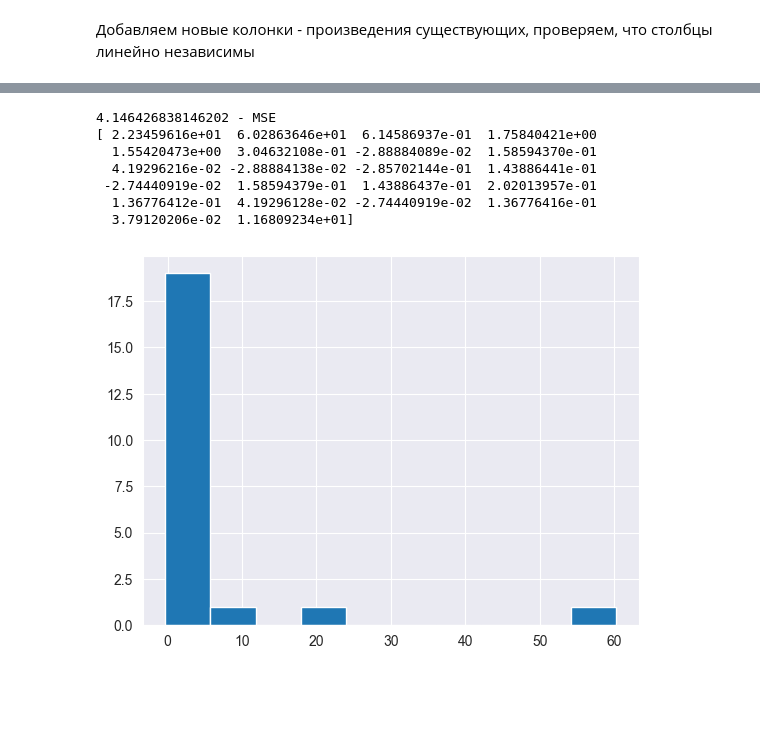
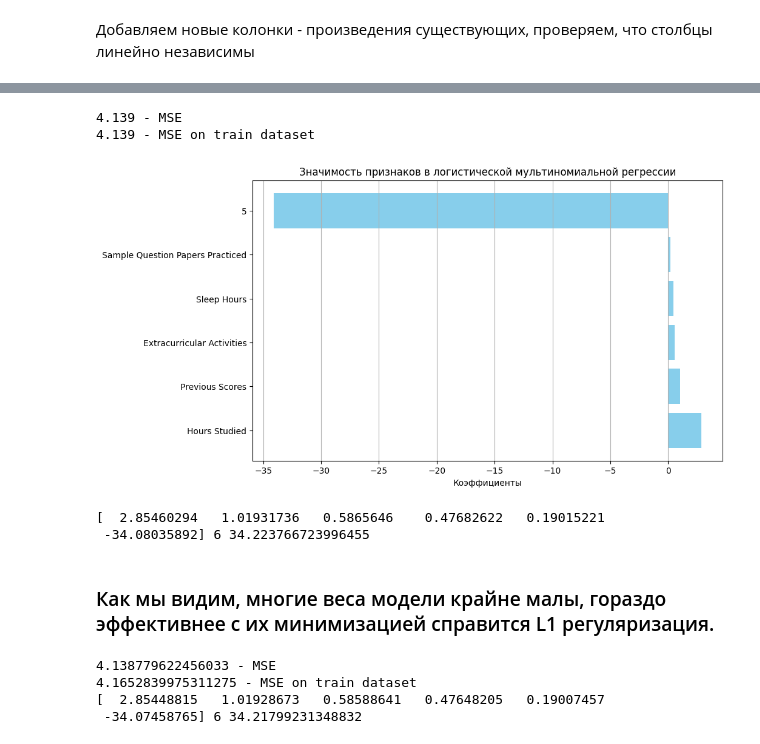
Before and after one commit to romkaimp/MS, a Jupyter notebook: Polynomial_regression.ipynb, the cells around one changed output, grey strips where cells are left out. Cells and saved outputs as stored; diff of their text form; code cells hidden in the pictures; blank space fills up the shorter version.

```diff
--- a/Polynomial_regression.ipynb
+++ b/Polynomial_regression.ipynb
@@ -82,3 +120,32 @@ print(w, len(w))
+# %%
+alpha = 0.005
+
+#print(x[0])
+w = np.linalg.inv(x_train.T @ x_train + alpha * np.eye(x_train.shape[1])) @ x_train.T @ y_train
+y_fit = x_test@w
+MSE = np.mean((y_fit-y_test)**2)
+print(f"{MSE:.3f} - MSE")
+MSE_on_train = np.mean((y_fit-y_test)**2)
+print(f"{MSE_on_train:.3f} - MSE on train dataset")
+
+feature_importance = pd.DataFrame({'Feature': np.hstack((new_df.columns.values, [str(i) for i in range(len(new_df.columns), x_train.shape[1])])), 'Coefficient': w})
+plt.figure(figsize=(10, 6))
+plt.barh(feature_importance['Feature'], feature_importance['Coefficient'], color='skyblue')
+plt.xlabel('Коэффициенты')
+plt.title('Значимость признаков в логистической мультиномиальной регрессии')
+plt.grid(axis='x')
+plt.show()
+# %% [output]
+4.139 - MSE
+4.139 - MSE on train dataset
+[figure, added]
+# %%
+print(w, len(w), np.linalg.norm(w))
+# %% [output]
+[  2.85460294   1.01931736   0.5865646    0.47682622   0.19015221
+ -34.08035892] 6 34.223766723996455
+# %% [markdown]
+### Как мы видим, многие веса модели крайне малы, гораздо эффективнее с их минимизацией справится L1 регуляризация.
 # %%
 def MSE(y, y_pred):
     return ((y - y_pred)**2).mean()
@@ -86,8 +153,8 @@ def MSE(y, y_pred):
 alpha = 0.01
 beta = 1
 
-l1_array = np.zeros(shape=(x.shape[1]))
-for coordinate in range(x.shape[1]):
+l1_array = np.zeros(shape=(x_train.shape[1]))
+for coordinate in range(x_train.shape[1]):
     if abs(w[coordinate]) < 10 ** -7:
         l1_array[coordinate] = 0
     elif w[coordinate] > 0:
@@ -95,20 +162,14 @@ for coordinate in range(x.shape[1]):
     else:
         l1_array[coordinate] = 1/2
 
-w_elastic = np.linalg.pinv(x.T @ x + alpha * np.eye(x.shape[1])) @ (x.T @ y + beta * l1_array)
+w_elastic = np.linalg.pinv(x_train.T @ x_train + alpha * np.eye(x_train.shape[1])) @ (x_train.T @ y_train + beta * l1_array)
+#y_fit = x_test@w_elastic
+print(f"{MSE(y_test, x_test@w_elastic)} - MSE")
 
-print(f"{MSE(y, x@w_elastic)} - MSE")
-print(w_elastic)
+print(f"{MSE(y_train, x_train@w_elastic)} - MSE on train dataset")
+print(w_elastic, len(w_elastic), np.linalg.norm(w_elastic))
 # %% [output]
-4.146426838146202 - MSE
-[ 2.23459616e+01  6.02863646e+01  6.14586937e-01  1.75840421e+00
-  1.55420473e+00  3.04632108e-01 -2.88884089e-02  1.58594370e-01
-  4.19296216e-02 -2.88884138e-02 -2.85702144e-01  1.43886441e-01
- -2.74440919e-02  1.58594379e-01  1.43886437e-01  2.02013957e-01
-  1.36776412e-01  4.19296128e-02 -2.74440919e-02  1.36776416e-01
-  3.79120206e-02  1.16809234e+01]
+4.138779622456033 - MSE
+4.1652839975311275 - MSE on train dataset
+[  2.85448815   1.01928673   0.58588641   0.47648205   0.19007457
+ -34.07458765] 6 34.21799231348832
-# %%
-plt.hist(w_elastic)
-plt.show()
-# %% [output]
-[figure, removed]
```
Also changed, not shown: parts of 13 cells of this notebook, 5 other files.
